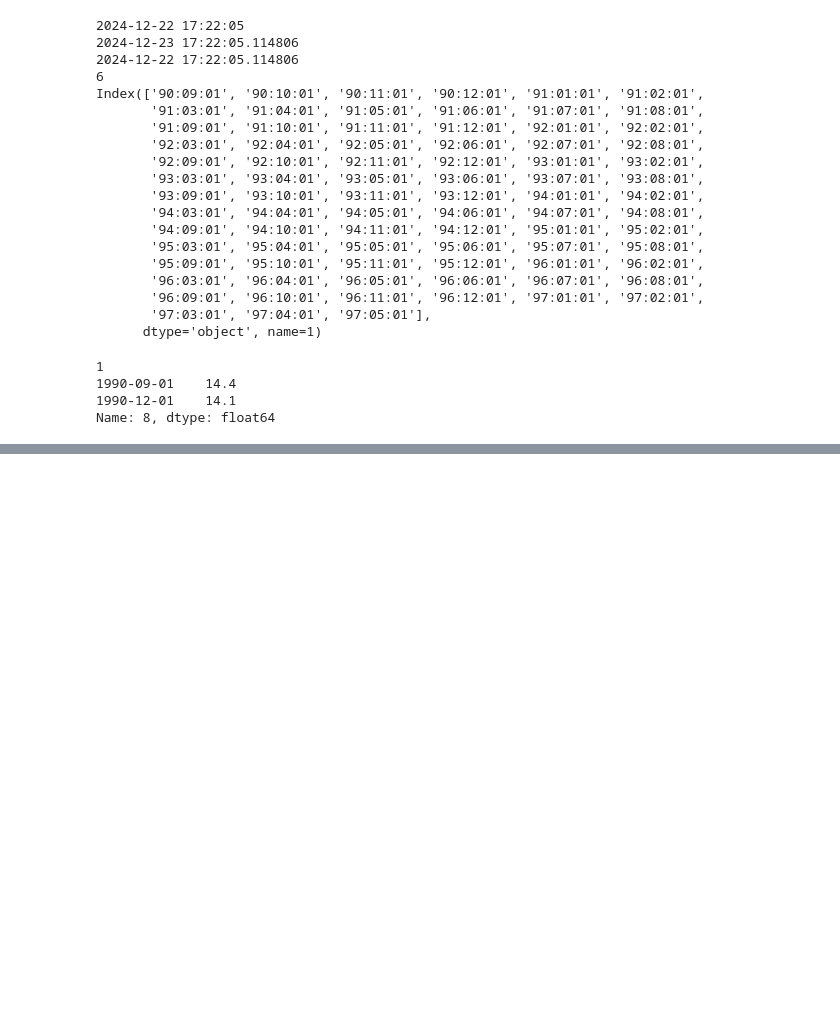
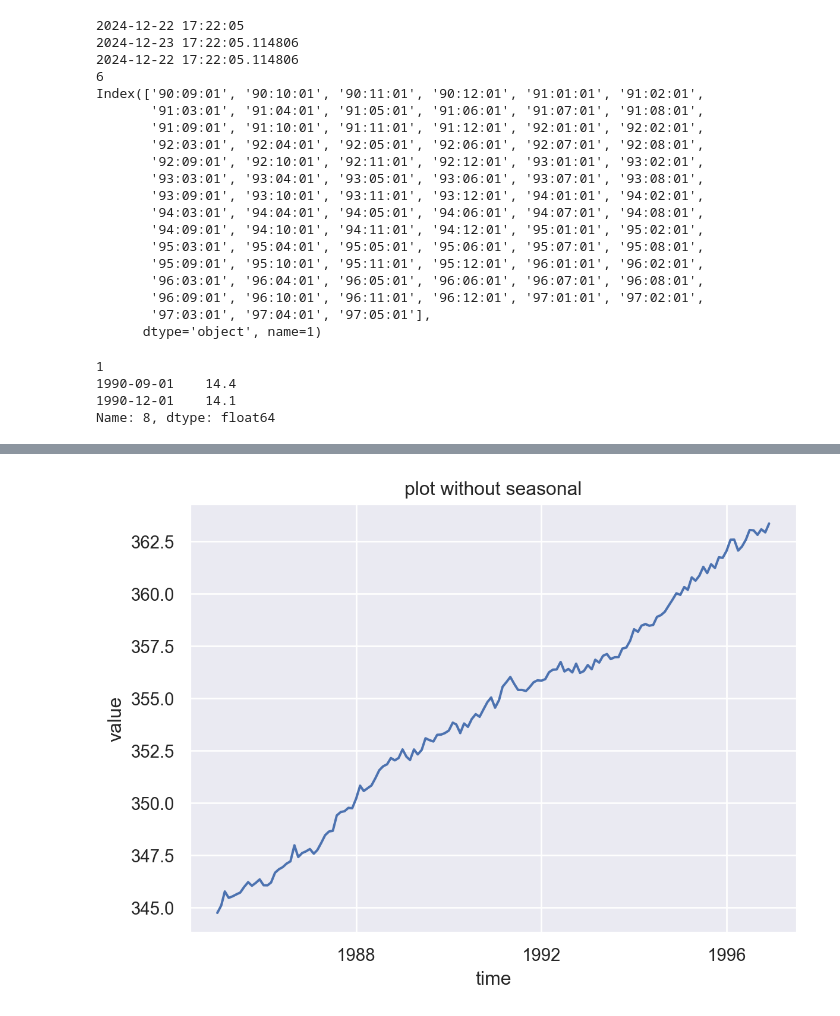
Before and after one commit to klee30810/ADP-study, a Jupyter notebook: stats/kwak/Chap 11. 시계열분석.ipynb, the cells around one changed output, grey strips where cells are left out. Saved outputs shown, nothing was run; the diff lists cells and outputs as text; code cells hidden in the pictures; blank space fills up the shorter version.

```diff
--- a/stats/kwak/Chap 11. 시계열분석.ipynb
+++ b/stats/kwak/Chap 11. 시계열분석.ipynb
@@ -100,0 +163,5 @@ temp.groupby(temp.index.year).agg(['mean', 'std', 'sum'])
+# %%
+# plot without seasonal data
+so.Plot(x=co2.index, y=co2.value - decomp_result.seasonal).add(so.Line()).label(x='time', y='value', title='plot without seasonal').plot()
+# %% [output]
+[figure, added]
```
Also changed, not shown: parts of 12 cells of this notebook.
